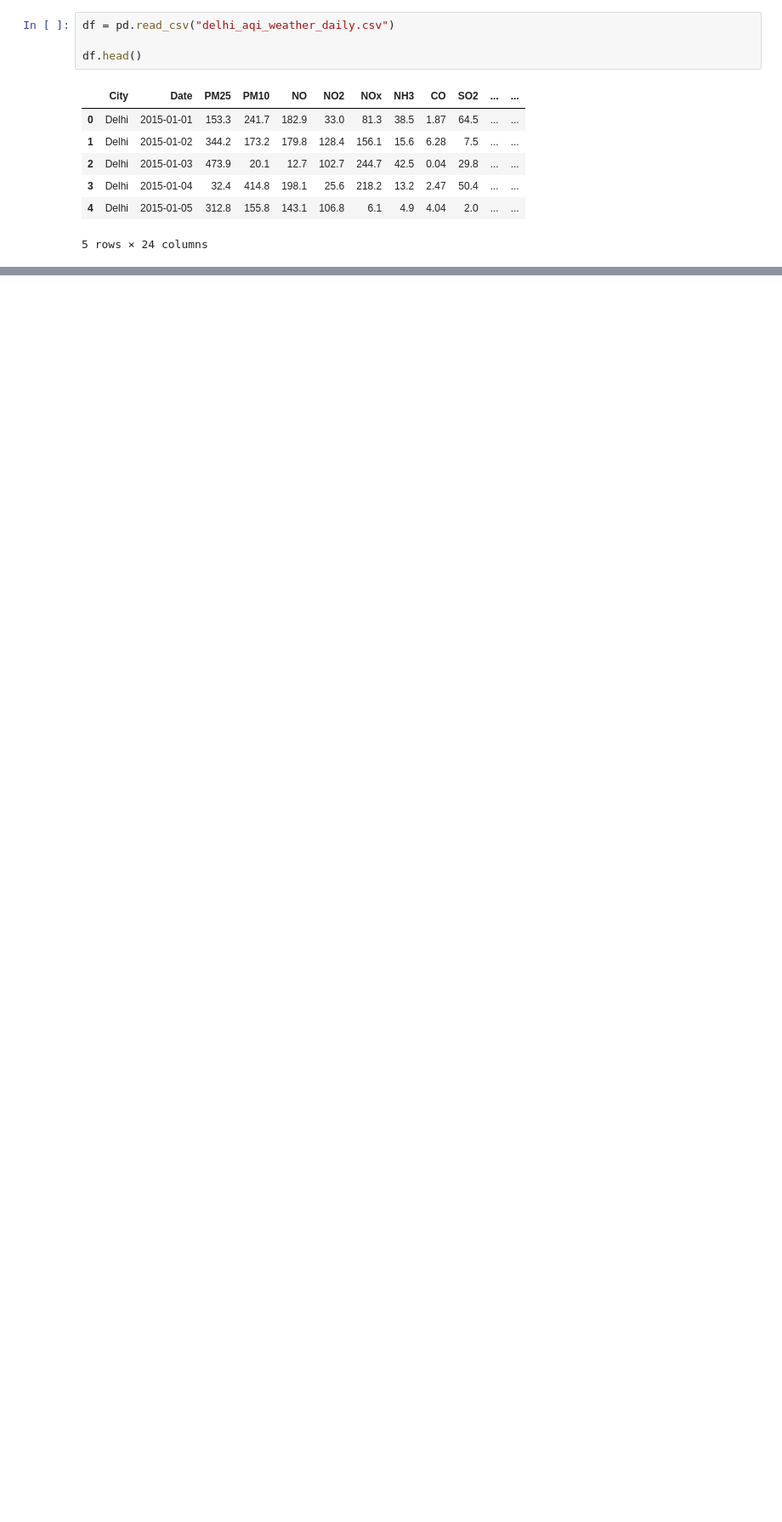
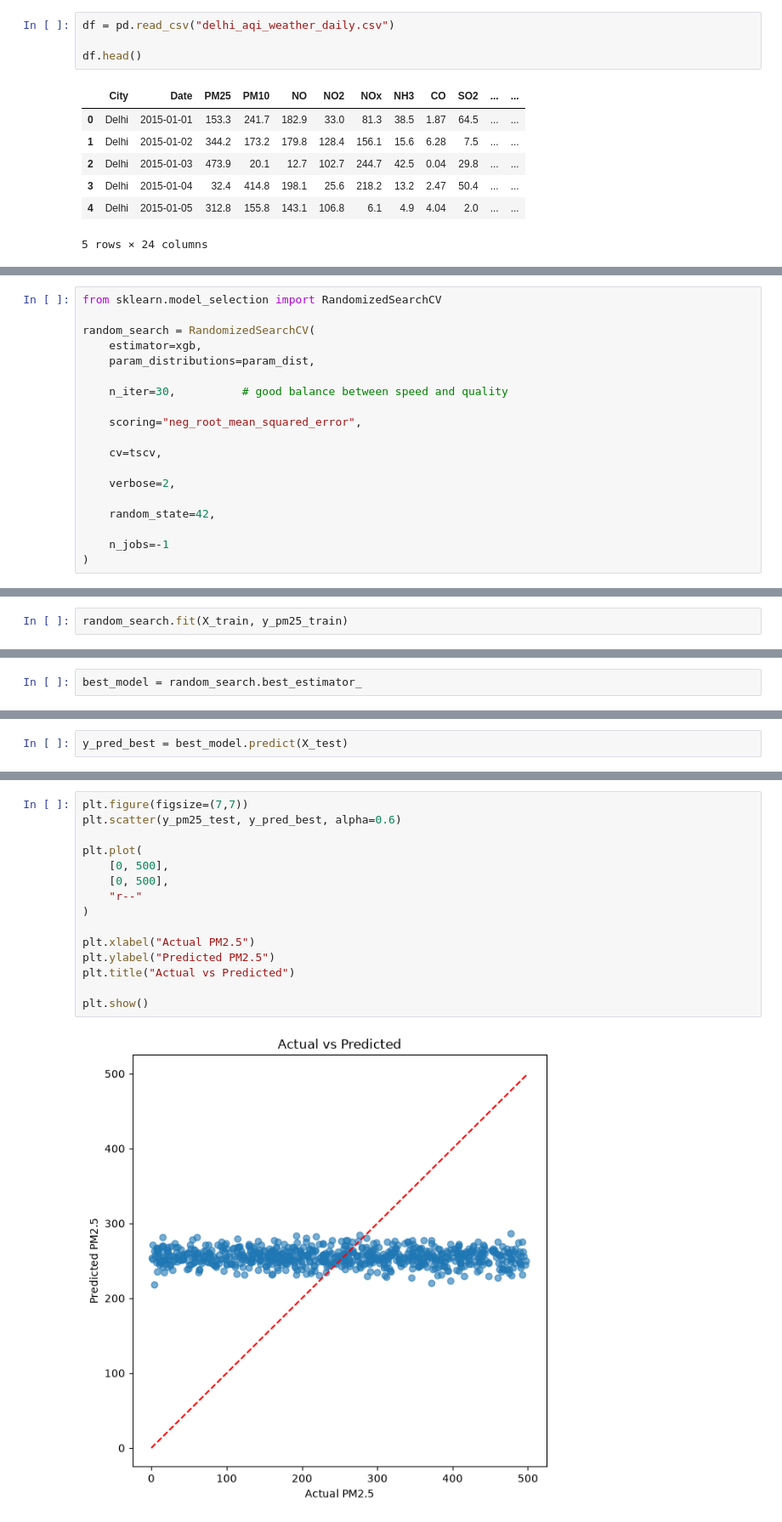
Before and after one commit to Shachi12Shukla/ET-Hackathon-2.O, a Jupyter notebook: backend/AI/preprocessing/feature_eng.ipynb, the cells around one changed output, grey strips where cells are left out. Shown at 85% size. Drawn from its saved outputs; the diff is of its cells as text; blank space fills up the shorter version.

Commit message:
PM2.5 model trained and saved with feature list and metadata

```diff
--- a/backend/AI/preprocessing/feature_eng.ipynb
+++ b/backend/AI/preprocessing/feature_eng.ipynb
@@ -257,0 +390,19 @@ print(df.shape)
+# %%
+from sklearn.model_selection import RandomizedSearchCV
+
+random_search = RandomizedSearchCV(
+    estimator=xgb,
+    param_distributions=param_dist,
+
+    n_iter=30,          # good balance between speed and quality
+
+    scoring="neg_root_mean_squared_error",
+
+    cv=tscv,
+
+    verbose=2,
+
+    random_state=42,
+
+    n_jobs=-1
+)
@@ -257,0 +411,2 @@ print(df.shape)
+# %%
+random_search.fit(X_train, y_pm25_train)
@@ -257,0 +436,2 @@ print(df.shape)
+# %%
+best_model = random_search.best_estimator_
@@ -257,0 +440,2 @@ print(df.shape)
+# %%
+y_pred_best = best_model.predict(X_test)
@@ -257,0 +475,17 @@ print(df.shape)
+# %%
+plt.figure(figsize=(7,7))
+plt.scatter(y_pm25_test, y_pred_best, alpha=0.6)
+
+plt.plot(
+    [0, 500],
+    [0, 500],
+    "r--"
+)
+
+plt.xlabel("Actual PM2.5")
+plt.ylabel("Predicted PM2.5")
+plt.title("Actual vs Predicted")
+
+plt.show()
+# %% [output]
+[figure, added]
```
Also changed, not shown: parts of 88 cells of this notebook, 4 other files.
